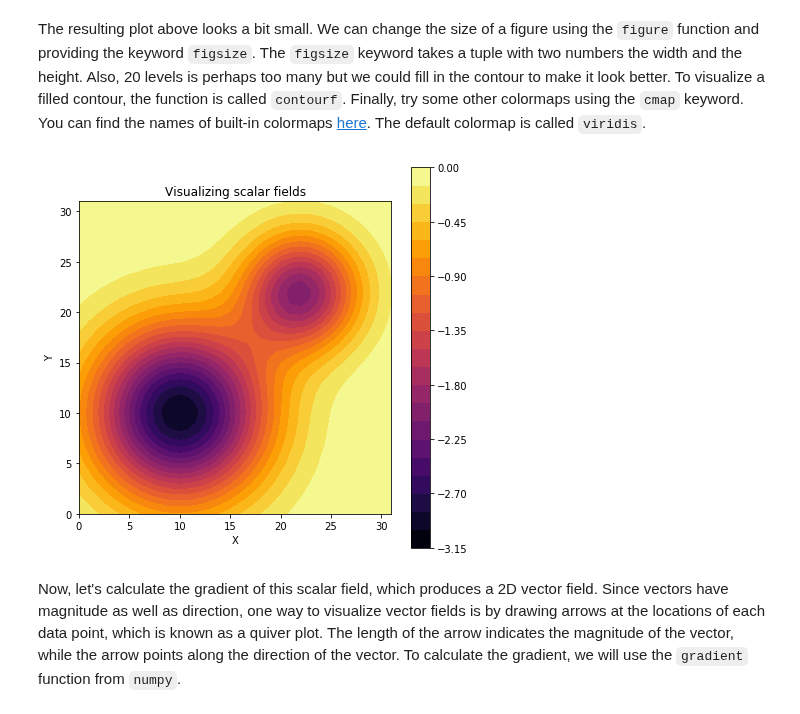
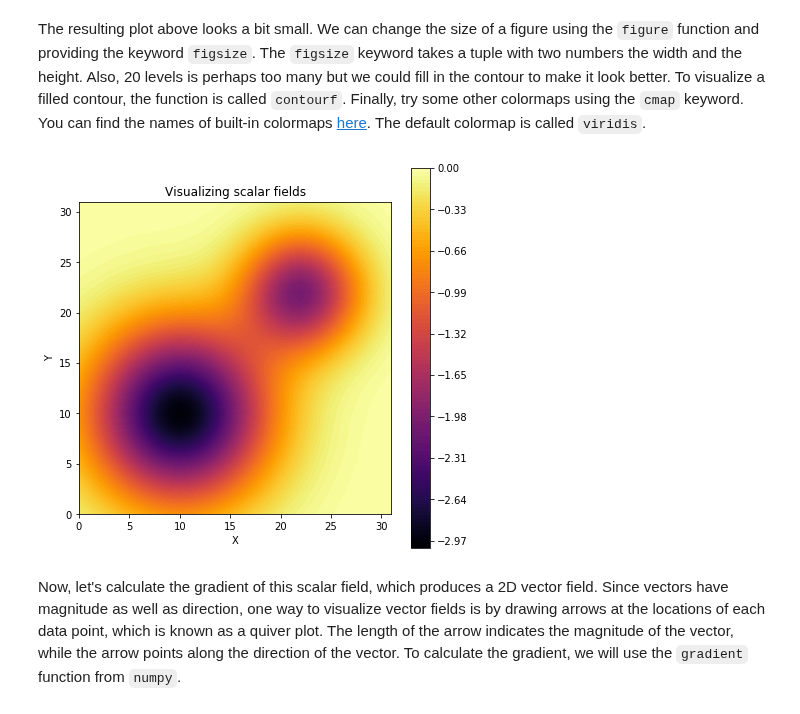
Before and after one commit to nishantsule/Data-Visualization-Workshop, a Jupyter notebook: Data-Viz-FundamentalsReview.ipynb, the cells around one changed output. Saved outputs shown, nothing was run; the diff lists cells and outputs as text; code cells hidden in the pictures.

```diff
--- a/Data-Viz-FundamentalsReview.ipynb
+++ b/Data-Viz-FundamentalsReview.ipynb
@@ -503,15 +511,15 @@ plt.show()
 The resulting plot above looks a bit small. We can change the size of a figure using the `figure` function and providing the keyword `figsize`. The `figsize` keyword takes a tuple with two numbers the width and the height. Also, 20 levels is perhaps too many but we could fill in the contour to make it look better. To visualize a filled contour, the function is called `contourf`. Finally, try some other colormaps using the `cmap` keyword. You can find the names of built-in colormaps [here](https://matplotlib.org/tutorials/colors/colormaps.html). The default colormap is called `viridis`.
 # %%
 plt.figure(figsize=(7, 7))
-plt.contourf(-fields, 20, cmap='inferno')
+plt.contourf(-fields, 100, cmap='inferno')
 plt.axis('image')
 plt.colorbar()
 plt.xlabel('X')
 plt.ylabel('Y')
 plt.title('Visualizing scalar fields')
 plt.show()
 # %% [output]
-[figure, old version]
+[figure, new version]
 # %% [markdown]
 Now, let's calculate the gradient of this scalar field, which produces a 2D vector field. Since vectors have magnitude as well as direction, one way to visualize vector fields is by drawing arrows at the locations of each data point, which is known as a quiver plot. The length of the arrow indicates the magnitude of the vector, while the arrow points along the direction of the vector. To calculate the gradient, we will use the `gradient` function from `numpy`.
 # %%
```
Also changed, not shown: parts of 8 cells of this notebook.
